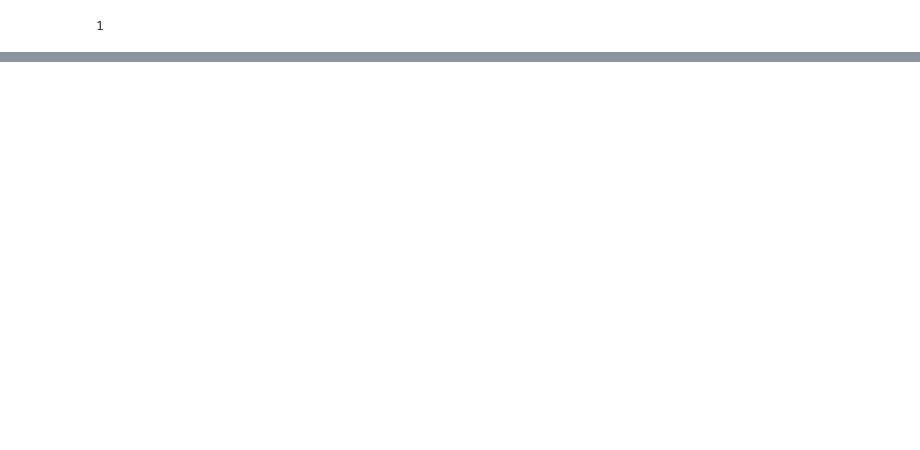
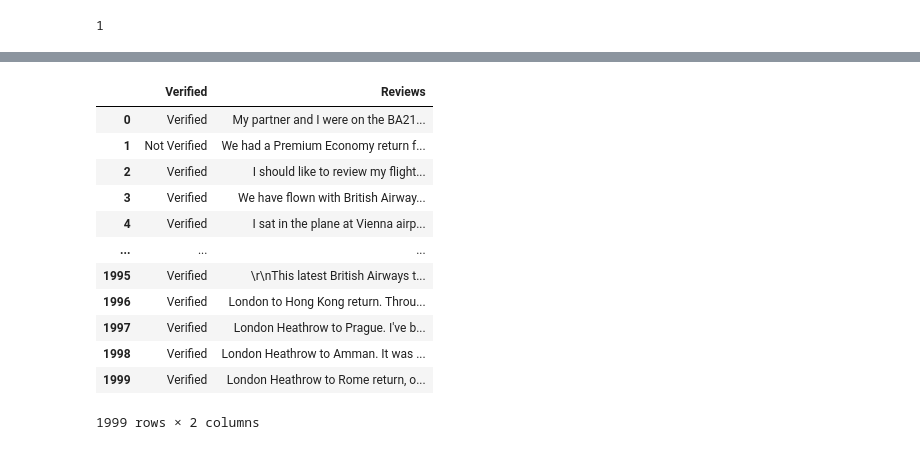
Before and after one commit to L-z-r-s/NLP, a Jupyter notebook: British_Airways.ipynb, the cells around one changed output, grey strips where cells are left out. Saved outputs shown, nothing was run; the diff lists cells and outputs as text; code cells hidden in the pictures; blank space fills up the shorter version.

```diff
--- a/British_Airways.ipynb
+++ b/British_Airways.ipynb
@@ -279,0 +288,7 @@ Final_data.dropna(inplace=True)
+# %%
+Final_data['Verified']=Final_data['Verified'].replace('cNot Verified ', 'Not Verified')
+Final_data['Verified']=Final_data['Verified'].replace('❎ Not Verified ', 'Not Verified')
+Final_data['Verified']=Final_data['Verified'].replace('Not Verified ','Not Verified')
+Final_data['Verified']=Final_data['Verified'].replace('❎ Unverified ','Not Verified')
+Final_data['Verified']=Final_data['Verified'].replace('✅ Trip Verified ','Verified')
+Final_data['Verified']=Final_data['Verified'].replace('✅ Verified Review ','Verified')
@@ -279,0 +308,16 @@ Final_data.dropna(inplace=True)
+# %%
+Final_data
+# %% [output]
+|  | Verified | Reviews |
+| 0 | Verified | My partner and I were on the BA21... |
+| 1 | Not Verified | We had a Premium Economy return f... |
+| 2 | Verified | I should like to review my flight... |
+| 3 | Verified | We have flown with British Airway... |
+| 4 | Verified | I sat in the plane at Vienna airp... |
+| ... | ... | ... |
+| 1995 | Verified | \r\nThis latest British Airways t... |
+| 1996 | Verified | London to Hong Kong return. Throu... |
+| 1997 | Verified | London Heathrow to Prague. I've b... |
+| 1998 | Verified | London Heathrow to Amman. It was ... |
+| 1999 | Verified | London Heathrow to Rome return, o... |
+1999 rows × 2 columns
```
Also changed, not shown: parts of 20 cells of this notebook.
